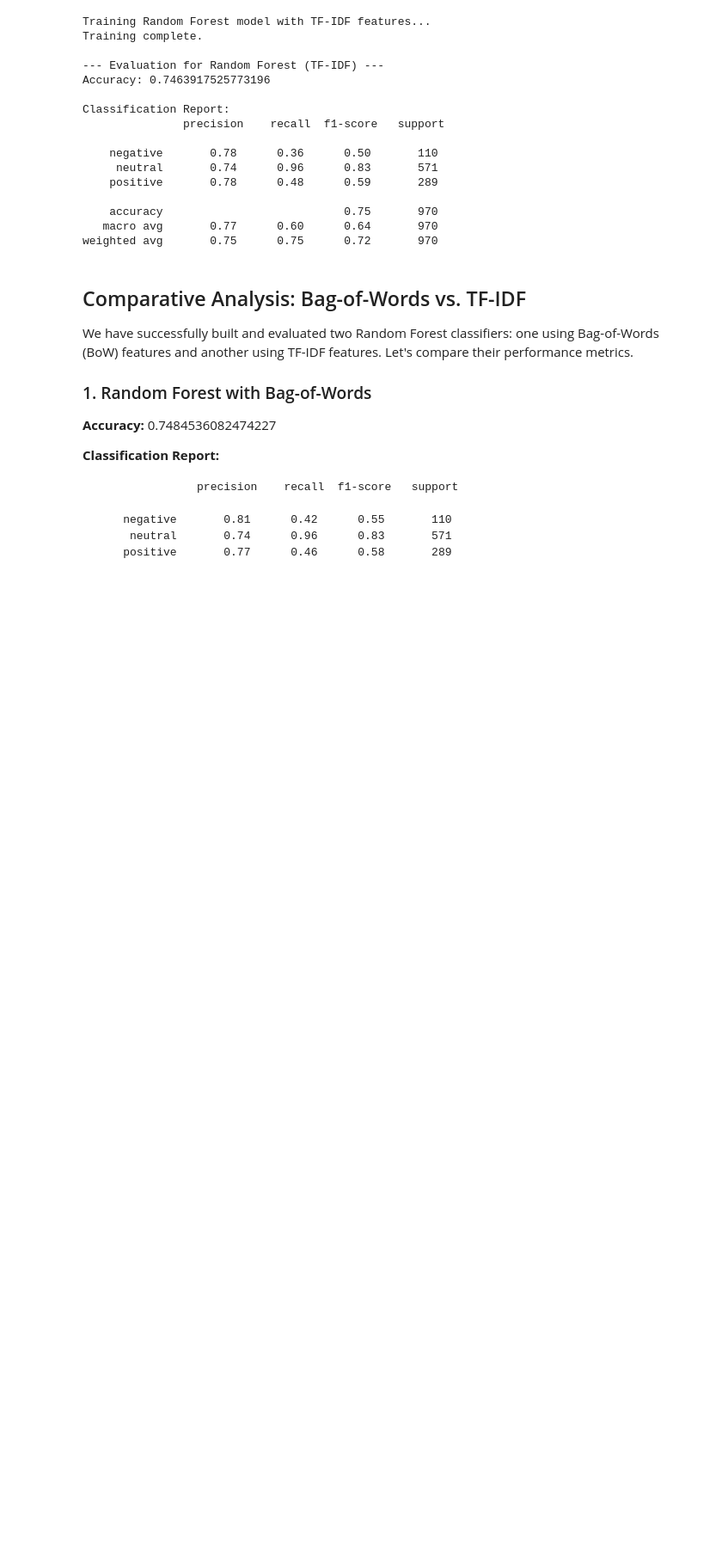
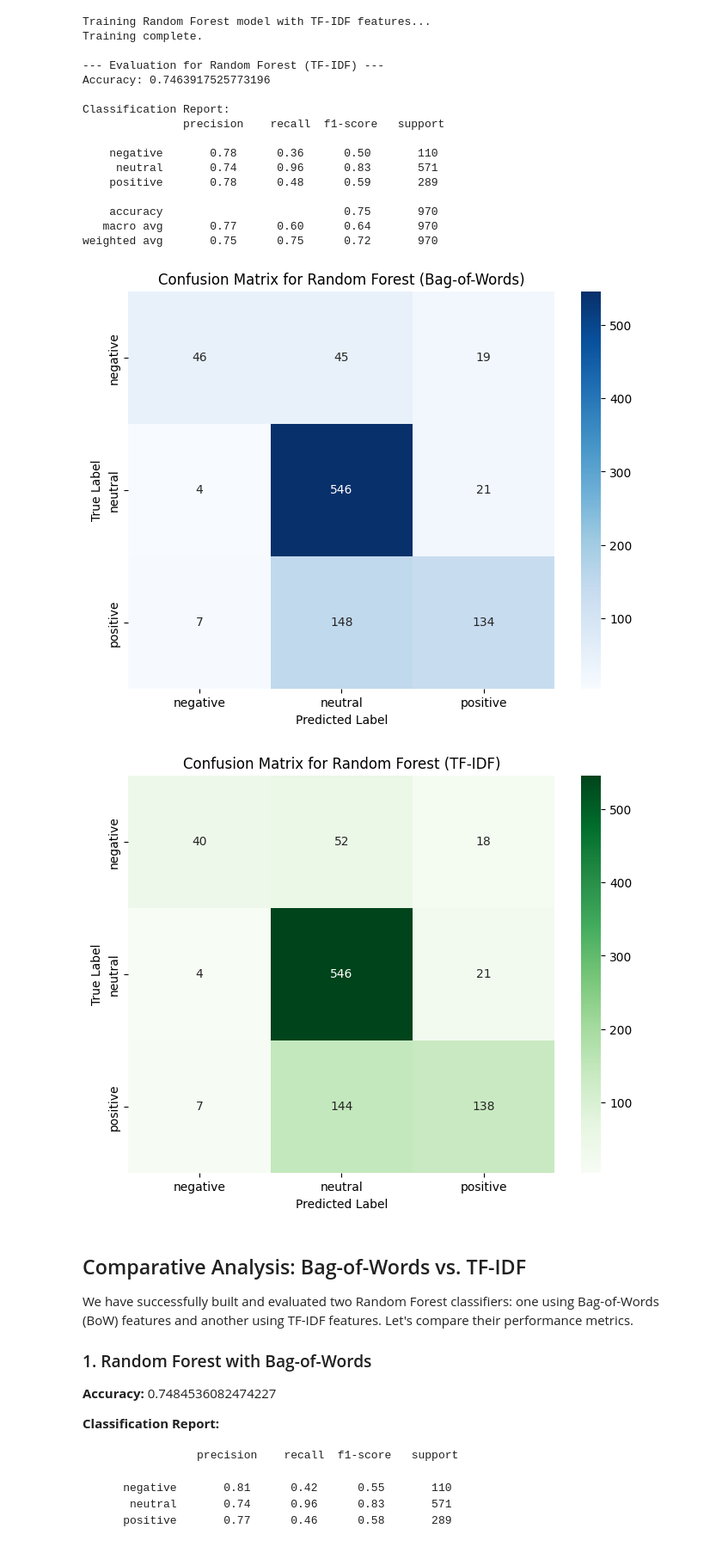
Before and after one commit to bijeshsingha/NLP-Take-home-assignment, a Jupyter notebook: NLP_Assignment.ipynb, the cells around one changed output. Shown: that part at 86% size. Cells and saved outputs as stored; diff of their text form; code cells hidden in the pictures; blank space fills up the shorter version.

```diff
--- a/NLP_Assignment.ipynb
+++ b/NLP_Assignment.ipynb
@@ -961,6 +961,33 @@ Classification Report:
     accuracy                           0.75       970
    macro avg       0.77      0.60      0.64       970
 weighted avg       0.75      0.75      0.72       970
+# %%
+import matplotlib.pyplot as plt
+import seaborn as sns
+from sklearn.metrics import confusion_matrix
+
+# --- Confusion Matrix for Random Forest (Bag-of-Words) ---
+cm_bow = confusion_matrix(y_test, y_pred_bow)
+plt.figure(figsize=(8, 6))
+sns.heatmap(cm_bow, annot=True, fmt='d', cmap='Blues',
+            xticklabels=rf_bow.classes_, yticklabels=rf_bow.classes_)
+plt.title('Confusion Matrix for Random Forest (Bag-of-Words)')
+plt.xlabel('Predicted Label')
+plt.ylabel('True Label')
+plt.show()
+
+# --- Confusion Matrix for Random Forest (TF-IDF) ---
+cm_tfidf = confusion_matrix(y_test, y_pred_tfidf)
+plt.figure(figsize=(8, 6))
+sns.heatmap(cm_tfidf, annot=True, fmt='d', cmap='Greens',
+            xticklabels=rf_tfidf.classes_, yticklabels=rf_tfidf.classes_)
+plt.title('Confusion Matrix for Random Forest (TF-IDF)')
+plt.xlabel('Predicted Label')
+plt.ylabel('True Label')
+plt.show()
+# %% [output]
+[figure, added]
+[figure, added]
 # %% [markdown]
 ## Comparative Analysis: Bag-of-Words vs. TF-IDF
 
```
